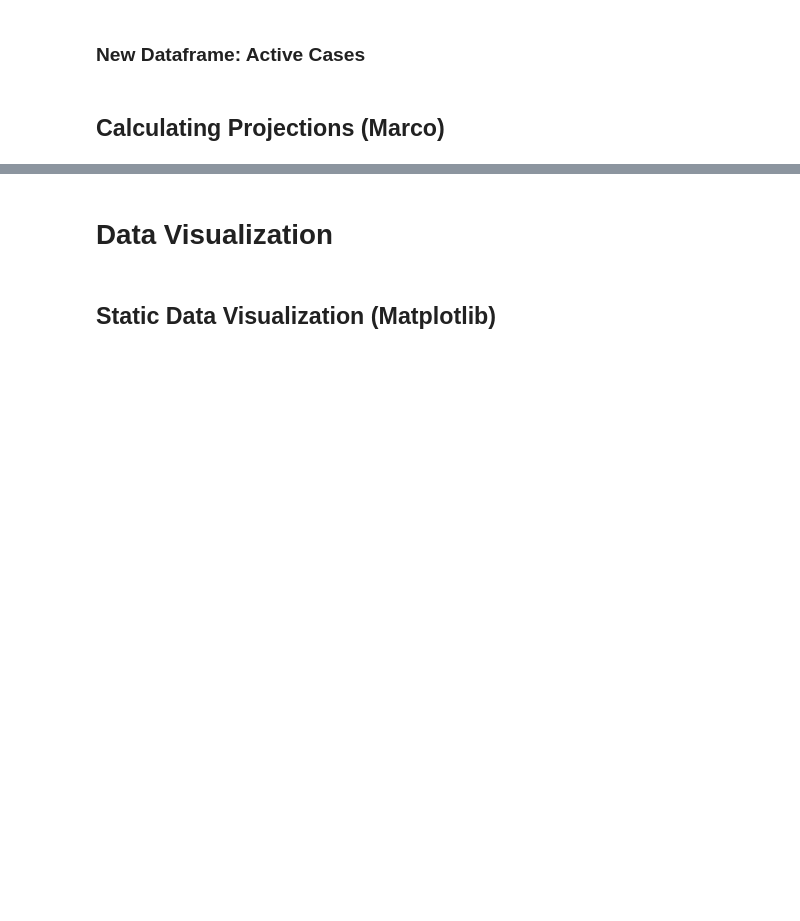
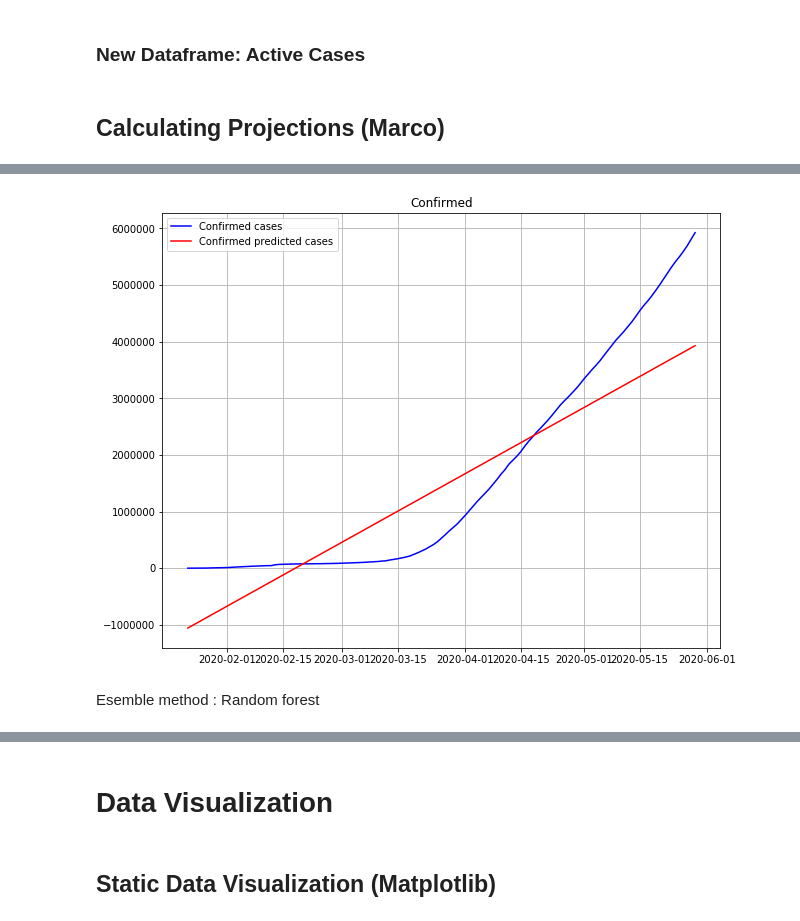
Before and after one commit to rechavar/pyCovid_TechLabsProj, a Jupyter notebook: TechLabs__finalProject_interactive_visualization.ipynb, the cells around one changed output, grey strips where cells are left out. Drawn from its saved outputs; the diff is of its cells as text; code cells hidden in the pictures; blank space fills up the shorter version.

```diff
--- a/TechLabs__finalProject_interactive_visualization.ipynb
+++ b/TechLabs__finalProject_interactive_visualization.ipynb
@@ -268,0 +441,2 @@ DatetimeIndex(['2020-01-22', '2020-01-23', '2020-01-24', '2020-01-25',
+# %%
+lassoReg = LassoLars(alpha= 0.1)
@@ -268,0 +455,8 @@ DatetimeIndex(['2020-01-22', '2020-01-23', '2020-01-24', '2020-01-25',
+# %%
+y_hat_lasso = lassoReg.predict(np.asarray(datewise['Days since']).reshape(-1,1))
+# %%
+plot_model(datewise.index, datewise['Confirmed'], y_hat_lasso,'Confirmed')
+# %% [output]
+[figure, added]
+# %% [markdown]
+Esemble method : Random forest
```
Also changed, not shown: parts of 80 cells of this notebook.
